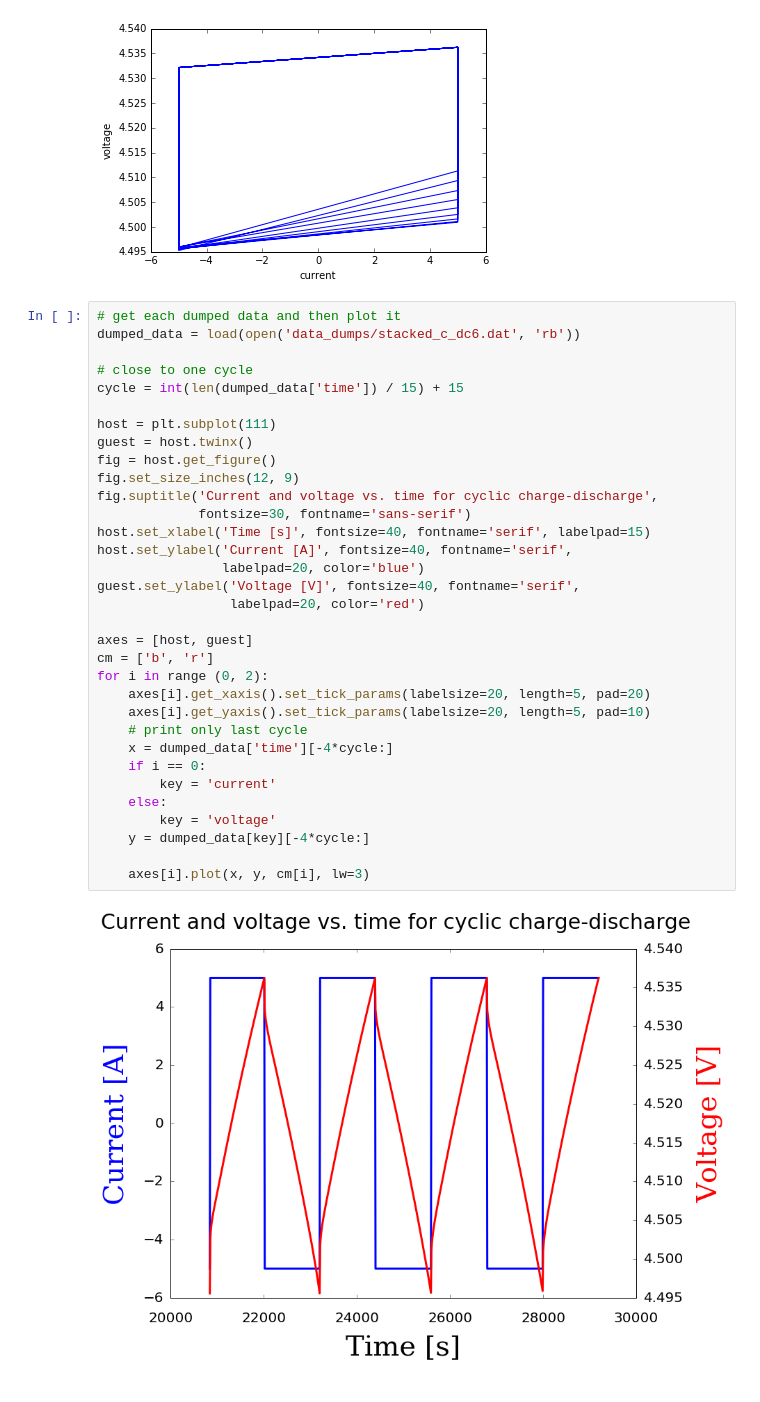
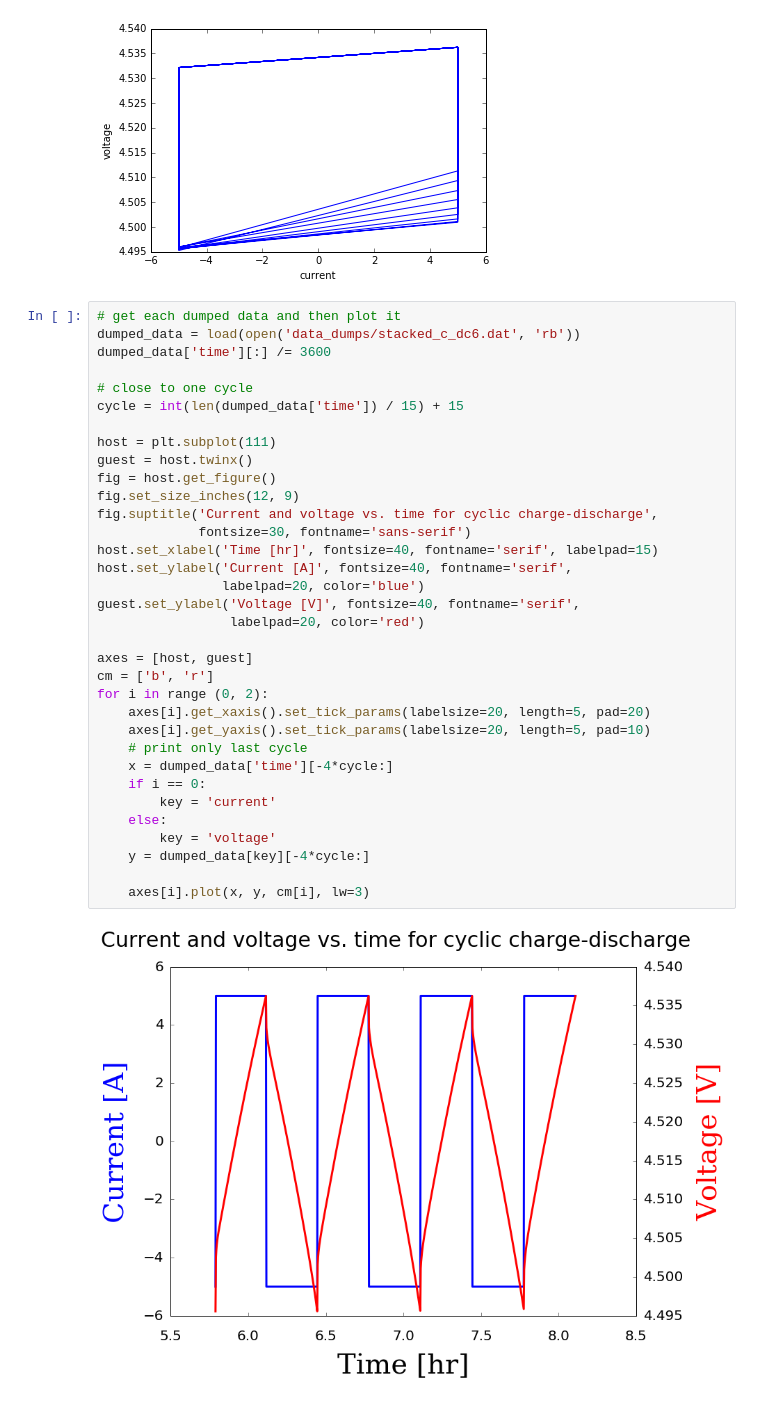
Before and after one commit to iSchomer/Dualfoil_Storage_Device, a Jupyter notebook: output_visuals/cyclic_charge_discharge.ipynb, the cells around one changed output. Cells and saved outputs as stored; diff of their text form.

```diff
--- a/output_visuals/cyclic_charge_discharge.ipynb
+++ b/output_visuals/cyclic_charge_discharge.ipynb
@@ -114,35 +114,36 @@ ax.plot(x, y)
 # %%
 # get each dumped data and then plot it
 dumped_data = load(open('data_dumps/stacked_c_dc6.dat', 'rb'))
+dumped_data['time'][:] /= 3600
 
 # close to one cycle
 cycle = int(len(dumped_data['time']) / 15) + 15
 
 host = plt.subplot(111)
 guest = host.twinx()
 fig = host.get_figure()
 fig.set_size_inches(12, 9)
 fig.suptitle('Current and voltage vs. time for cyclic charge-discharge',
              fontsize=30, fontname='sans-serif')
-host.set_xlabel('Time [s]', fontsize=40, fontname='serif', labelpad=15)
+host.set_xlabel('Time [hr]', fontsize=40, fontname='serif', labelpad=15)
 host.set_ylabel('Current [A]', fontsize=40, fontname='serif',
                 labelpad=20, color='blue')
 guest.set_ylabel('Voltage [V]', fontsize=40, fontname='serif',
                  labelpad=20, color='red')
 
 axes = [host, guest]
 cm = ['b', 'r']
 for i in range (0, 2):
     axes[i].get_xaxis().set_tick_params(labelsize=20, length=5, pad=20)
     axes[i].get_yaxis().set_tick_params(labelsize=20, length=5, pad=10)
     # print only last cycle
     x = dumped_data['time'][-4*cycle:]
     if i == 0:
         key = 'current'
     else:
         key = 'voltage'
     y = dumped_data[key][-4*cycle:]
 
     axes[i].plot(x, y, cm[i], lw=3)
 # %% [output]
-[figure, old version]
+[figure, new version]
```
Also changed, not shown: 1 other file.
